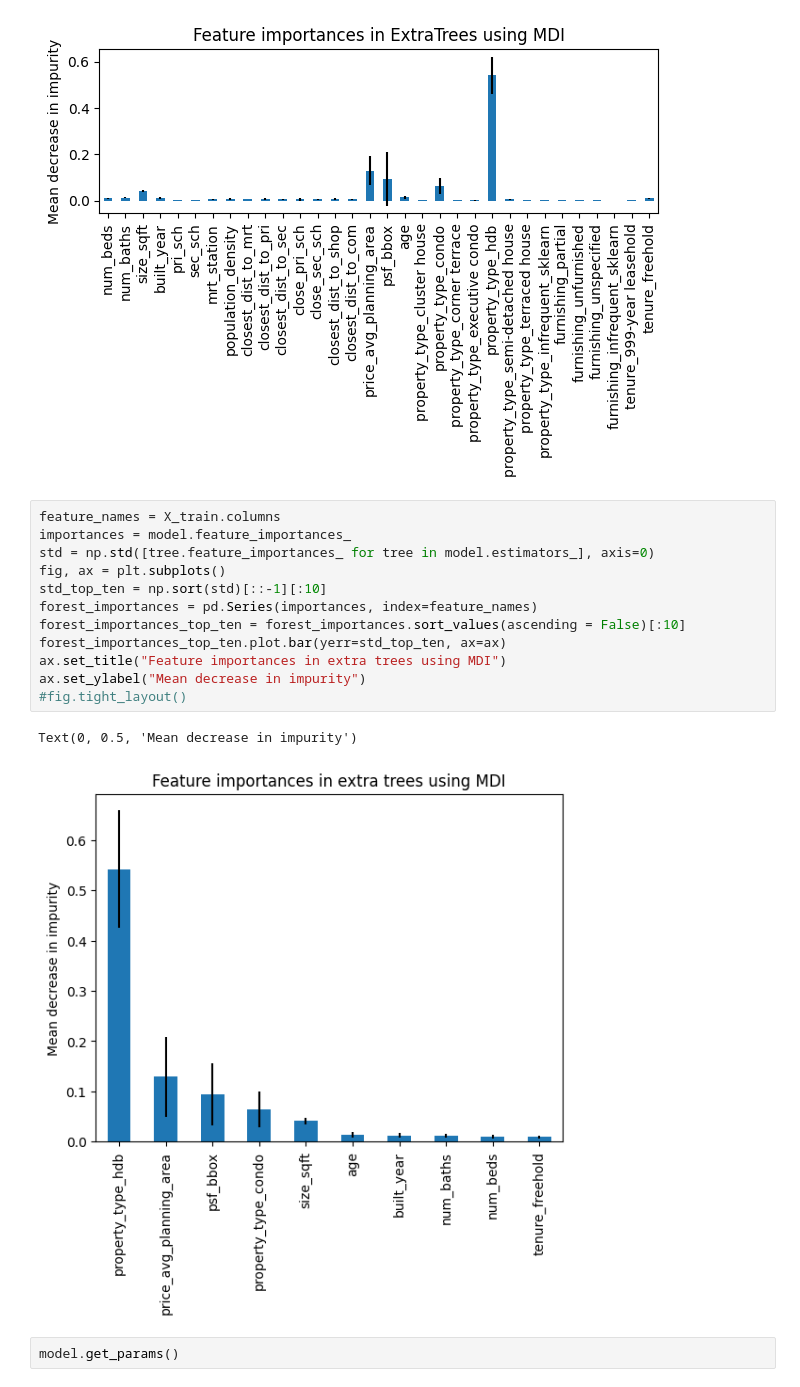
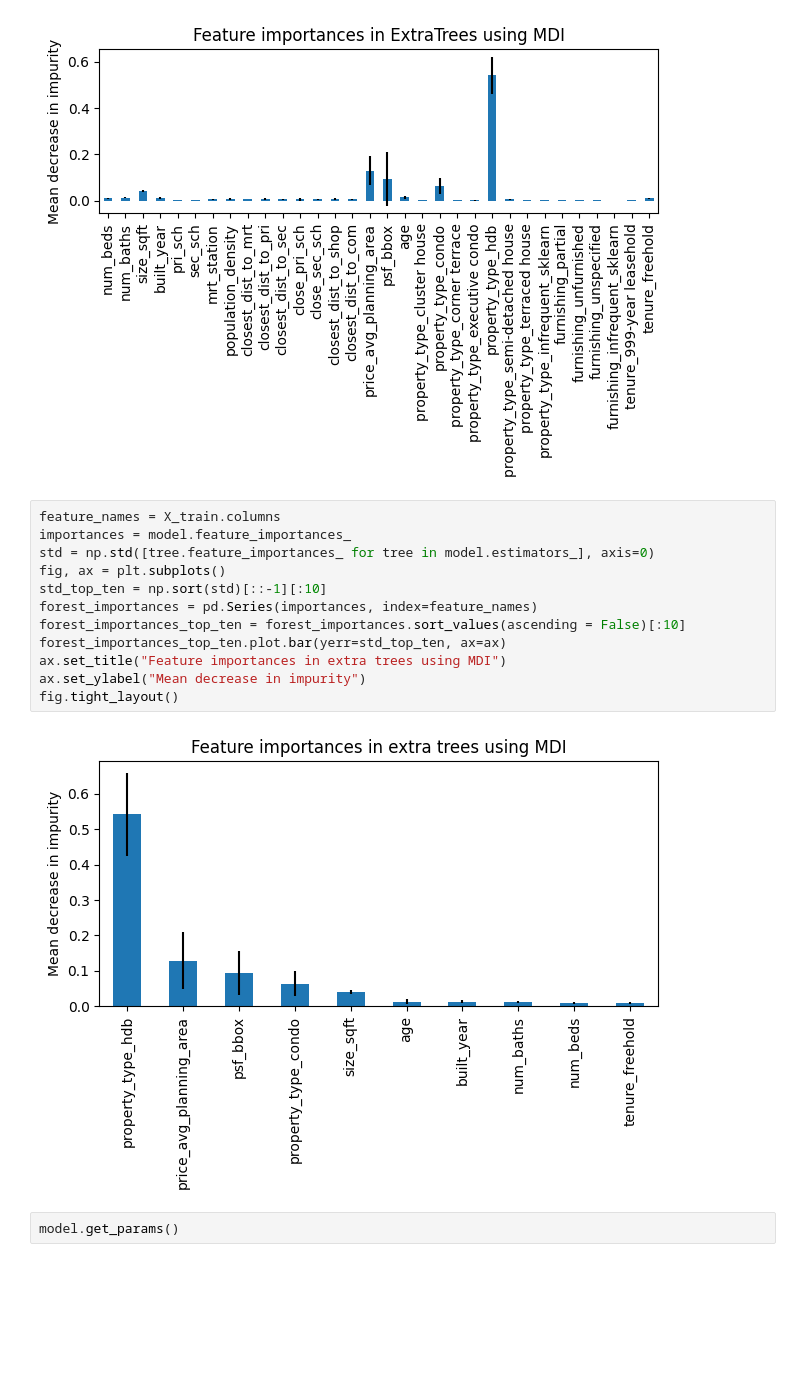
Before and after one commit to nish-d/ParanormalDistribution, a Jupyter notebook: notebooks/modelling_grdi_search_extra_trees.ipynb, the cells around one changed output. Drawn from its saved outputs; the diff is of its cells as text; blank space fills up the shorter version.

Commit message:
Added plots for Task 1

```diff
--- a/notebooks/modelling_grdi_search_extra_trees.ipynb
+++ b/notebooks/modelling_grdi_search_extra_trees.ipynb
@@ -115,18 +115,17 @@ fig.tight_layout()
 # %%
 feature_names = X_train.columns
 importances = model.feature_importances_
 std = np.std([tree.feature_importances_ for tree in model.estimators_], axis=0)
 fig, ax = plt.subplots()
 std_top_ten = np.sort(std)[::-1][:10]
 forest_importances = pd.Series(importances, index=feature_names)
 forest_importances_top_ten = forest_importances.sort_values(ascending = False)[:10]
 forest_importances_top_ten.plot.bar(yerr=std_top_ten, ax=ax)
 ax.set_title("Feature importances in extra trees using MDI")
 ax.set_ylabel("Mean decrease in impurity")
-#fig.tight_layout()
+fig.tight_layout()
 # %% [output]
-Text(0, 0.5, 'Mean decrease in impurity')
-[figure, old version]
+[figure, new version]
 # %%
 model.get_params()
 # %% [output]
```
Also changed, not shown: 3 other files.
